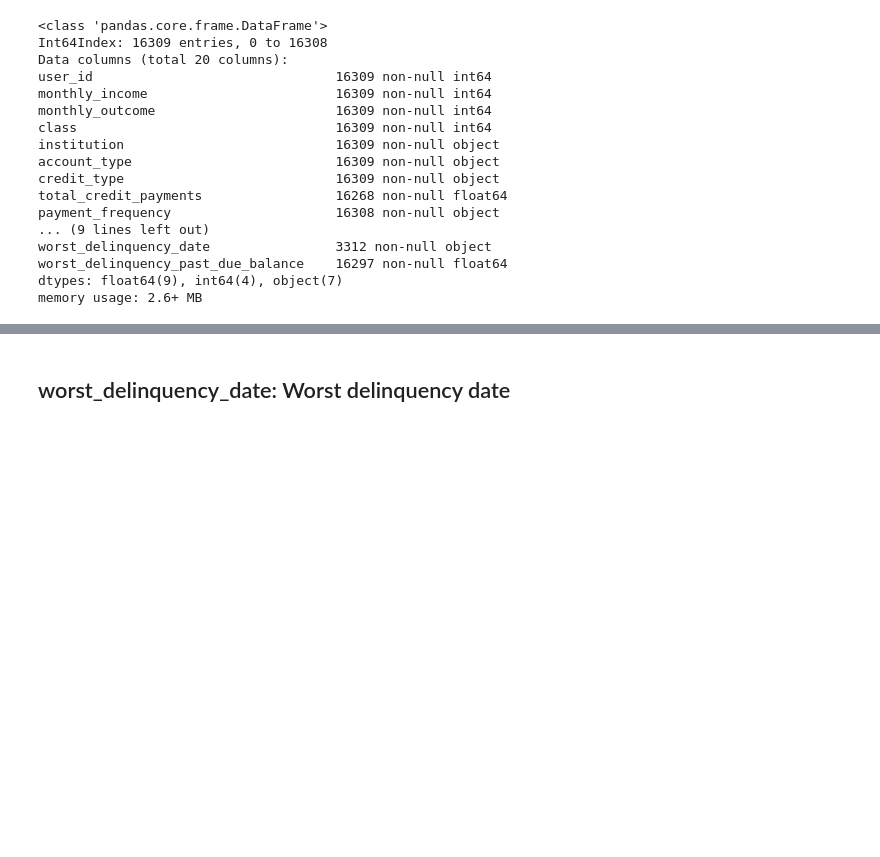
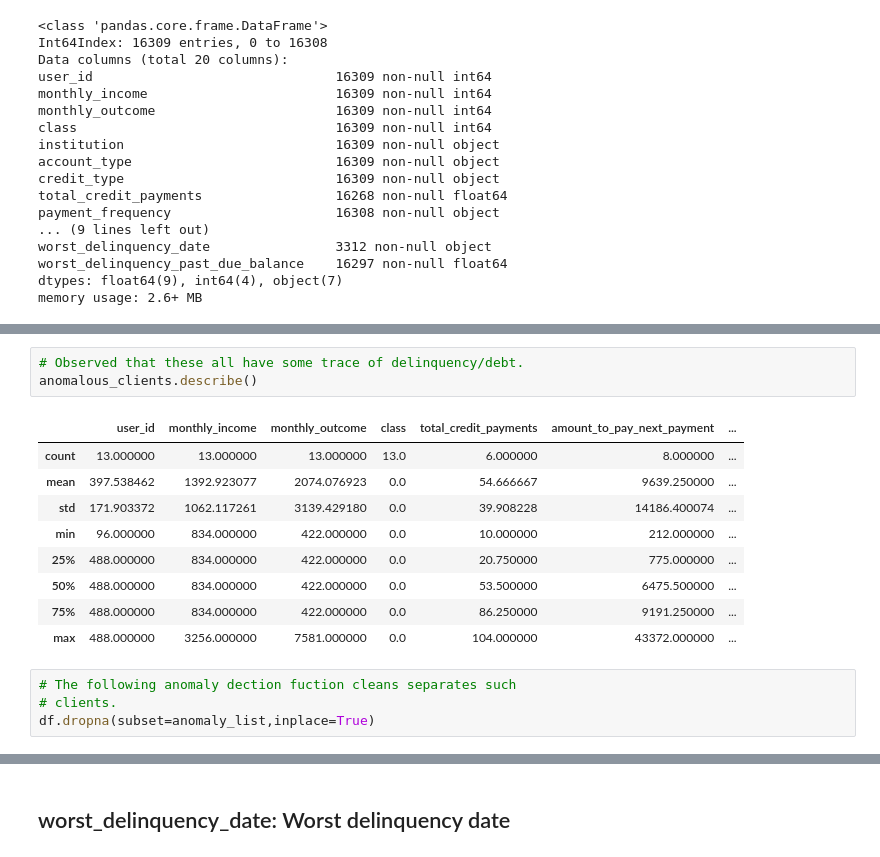
Before and after one commit to reneang17/fintech-demo, a Jupyter notebook: data-understanding.ipynb, the cells around one changed output, grey strips where cells are left out. Drawn from its saved outputs; the diff is of its cells as text; blank space fills up the shorter version.

```diff
--- a/data-understanding.ipynb
+++ b/data-understanding.ipynb
@@ -73 +102,18 @@ memory usage: 2.6+ MB
+# %%
+# Observed that these all have some trace of delinquency/debt.
+anomalous_clients.describe()
+# %% [output]
+|  | user_id | monthly_income | monthly_outcome | class | total_credit_payments | amount_to_pay_next_payment | ... |
+| count | 13.000000 | 13.000000 | 13.000000 | 13.0 | 6.000000 | 8.000000 | ... |
+| mean | 397.538462 | 1392.923077 | 2074.076923 | 0.0 | 54.666667 | 9639.250000 | ... |
+| std | 171.903372 | 1062.117261 | 3139.429180 | 0.0 | 39.908228 | 14186.400074 | ... |
+| min | 96.000000 | 834.000000 | 422.000000 | 0.0 | 10.000000 | 212.000000 | ... |
+| 25% | 488.000000 | 834.000000 | 422.000000 | 0.0 | 20.750000 | 775.000000 | ... |
+| 50% | 488.000000 | 834.000000 | 422.000000 | 0.0 | 53.500000 | 6475.500000 | ... |
+| 75% | 488.000000 | 834.000000 | 422.000000 | 0.0 | 86.250000 | 9191.250000 | ... |
+| max | 488.000000 | 3256.000000 | 7581.000000 | 0.0 | 104.000000 | 43372.000000 | ... |
+# %%
+# The following anomaly dection fuction cleans separates such
+# clients.
+df.dropna(subset=anomaly_list,inplace=True)
 # %% [markdown]
```
Also changed, not shown: parts of 25 cells of this notebook.
